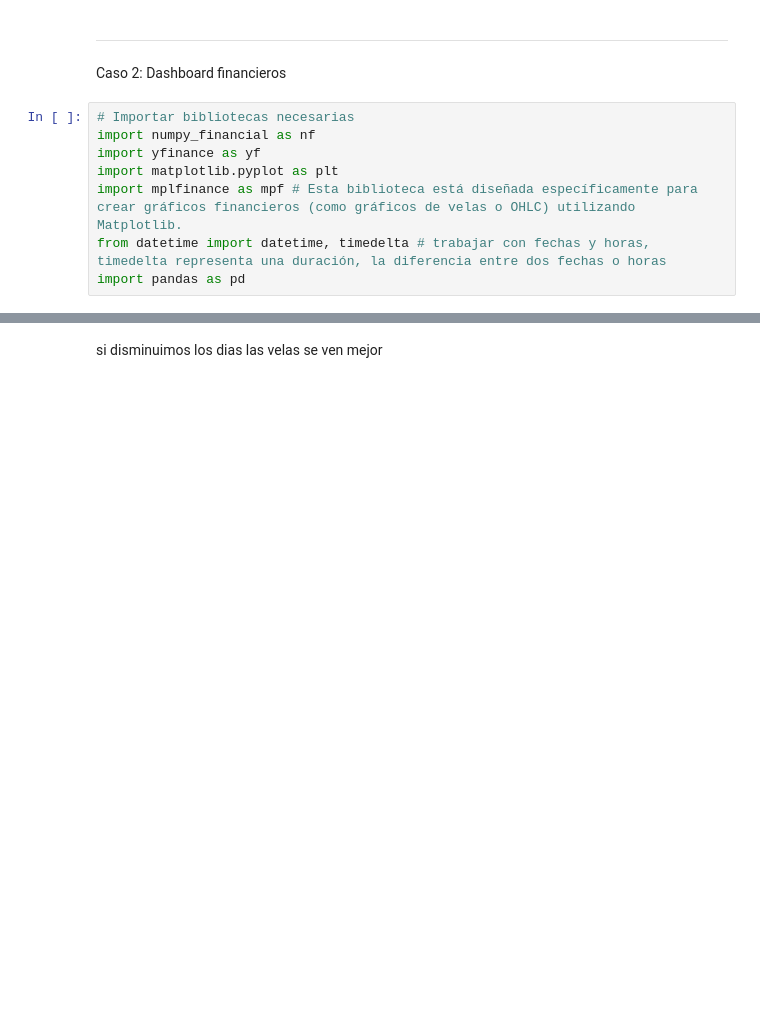
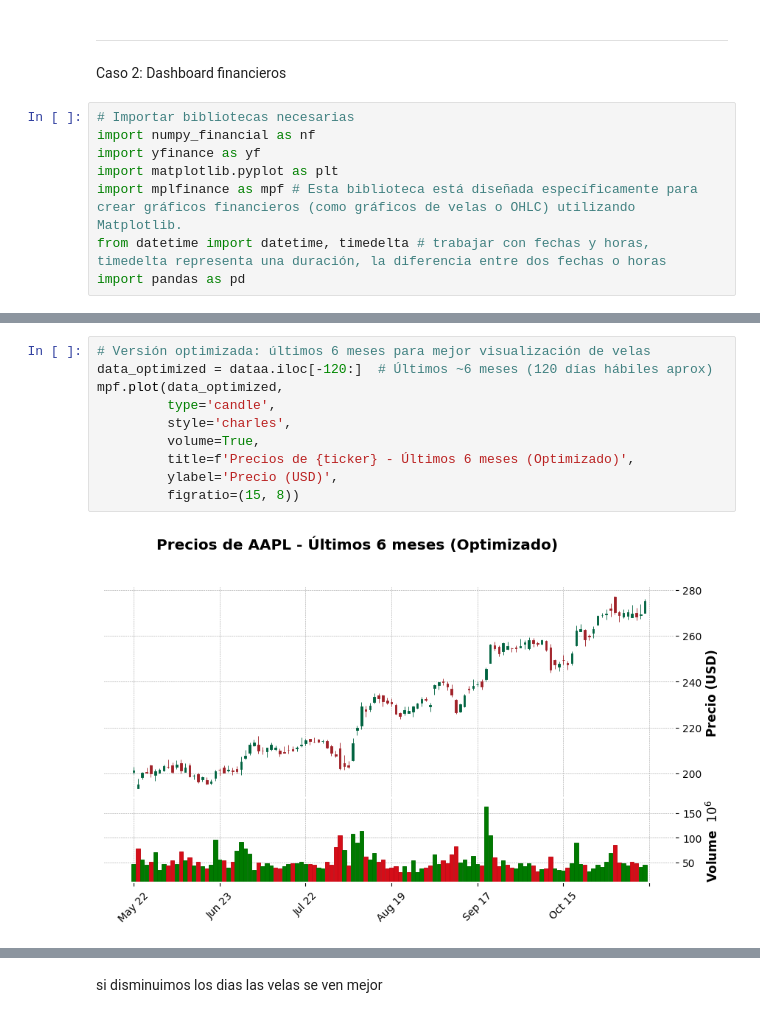
Before and after one commit to alexballera/laboratorio-tgad-fce, a Jupyter notebook: resumenes/integracion1-graficos-dataframe--recap-inversiones/Integracion_Inversiones_I.ipynb, the cells around one changed output, grey strips where cells are left out. Cells and saved outputs as stored; diff of their text form; blank space fills up the shorter version.

```diff
--- a/resumenes/integracion1-graficos-dataframe--recap-inversiones/Integracion_Inversiones_I.ipynb
+++ b/resumenes/integracion1-graficos-dataframe--recap-inversiones/Integracion_Inversiones_I.ipynb
@@ -417,0 +482,12 @@ mpf.plot(dataa, # INFO
+# %%
+# Versión optimizada: últimos 6 meses para mejor visualización de velas
+data_optimized = dataa.iloc[-120:]  # Últimos ~6 meses (120 días hábiles aprox)
+mpf.plot(data_optimized,
+         type='candle',
+         style='charles',
+         volume=True,
+         title=f'Precios de {ticker} - Últimos 6 meses (Optimizado)',
+         ylabel='Precio (USD)',
+         figratio=(15, 8))
+# %% [output]
+[figure, added]
```
Also changed, not shown: parts of 62 cells of this notebook, 1 other file.
